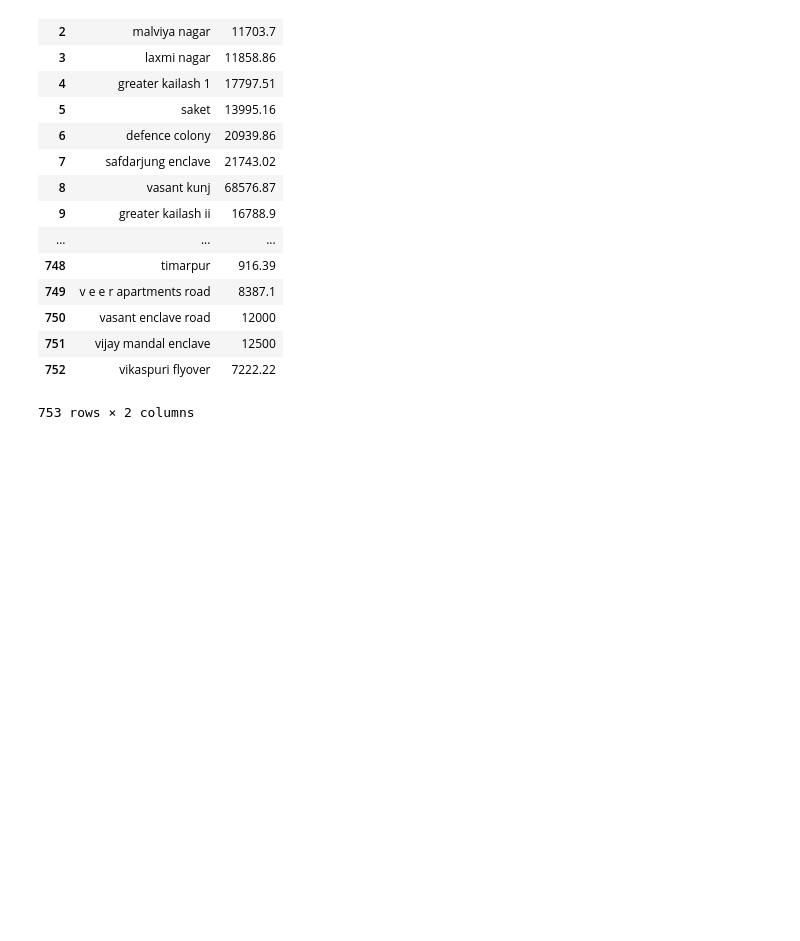
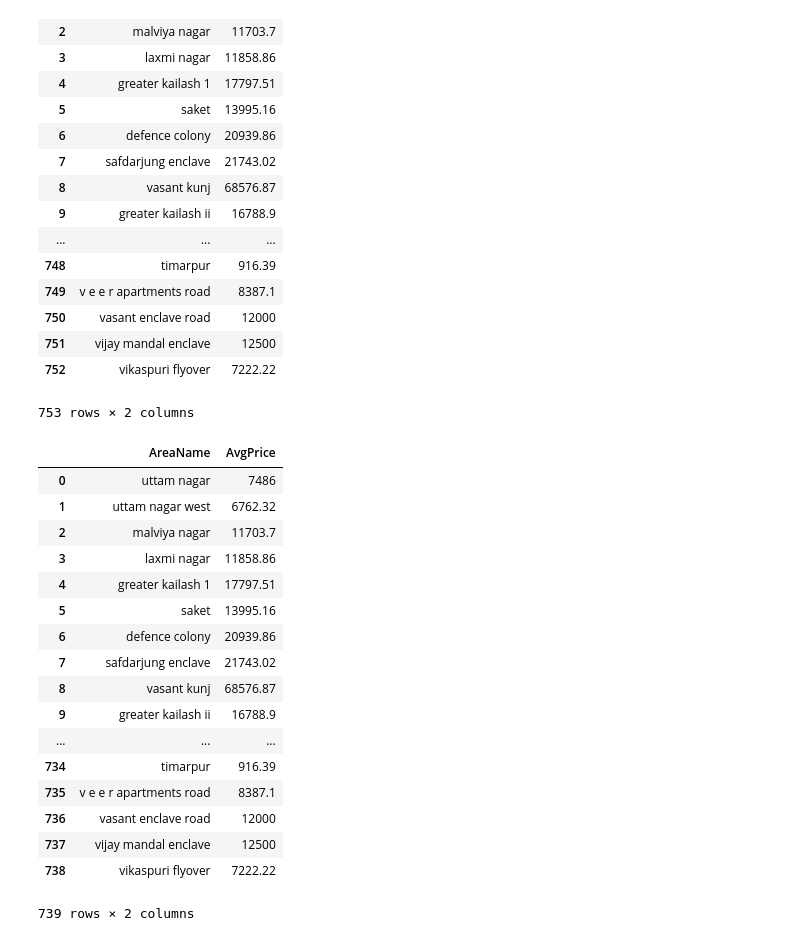
Before and after one commit to abhishek-shrm/Coursera_Capstone, a Jupyter notebook: data-analysis-delhi.ipynb, the cells around one changed output. Saved outputs shown, nothing was run; the diff lists cells and outputs as text; code cells hidden in the pictures; blank space fills up the shorter version.

```diff
--- a/data-analysis-delhi.ipynb
+++ b/data-analysis-delhi.ipynb
@@ -161,5 +164,28 @@ df
 | 751 | vijay mandal enclave | 12500 |
 | 752 | vikaspuri flyover | 7222.22 |
 753 rows × 2 columns
+# %%
+# removing rows with AreaName containing metro line,highway,expressway,nh,noida,gurgaon,gurugram,peripheral and railway line
+df=df[~(df.AreaName.str.contains('metro') | df.AreaName.str.contains('highway')|df.AreaName.str.contains('nh ') | df.AreaName.str.contains('expressway') | df.AreaName.str.contains('noida')| df.AreaName.str.contains('gurgaon')| df.AreaName.str.contains('peripheral')| df.AreaName.str.contains('gurugram')| df.AreaName.str.contains('railway'))].reset_index(drop=True)
+df
+# %% [output]
+|  | AreaName | AvgPrice |
+| 0 | uttam nagar | 7486 |
+| 1 | uttam nagar west | 6762.32 |
+| 2 | malviya nagar | 11703.7 |
+| 3 | laxmi nagar | 11858.86 |
+| 4 | greater kailash 1 | 17797.51 |
+| 5 | saket | 13995.16 |
+| 6 | defence colony | 20939.86 |
+| 7 | safdarjung enclave | 21743.02 |
+| 8 | vasant kunj | 68576.87 |
+| 9 | greater kailash ii | 16788.9 |
+| ... | ... | ... |
+| 734 | timarpur | 916.39 |
+| 735 | v e e r apartments road | 8387.1 |
+| 736 | vasant enclave road | 12000 |
+| 737 | vijay mandal enclave | 12500 |
+| 738 | vikaspuri flyover | 7222.22 |
+739 rows × 2 columns
 # %%
 #exporting dataframe to csv
```
Also changed, not shown: parts of 12 cells of this notebook, 2 other files.
